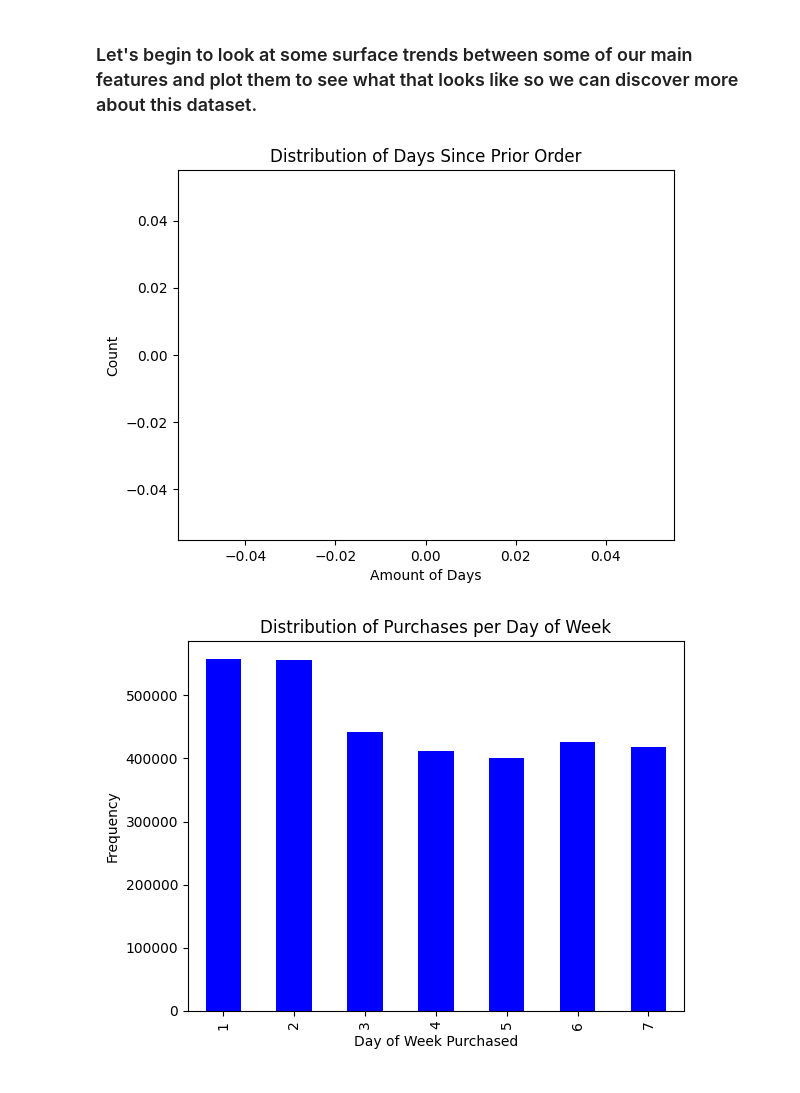
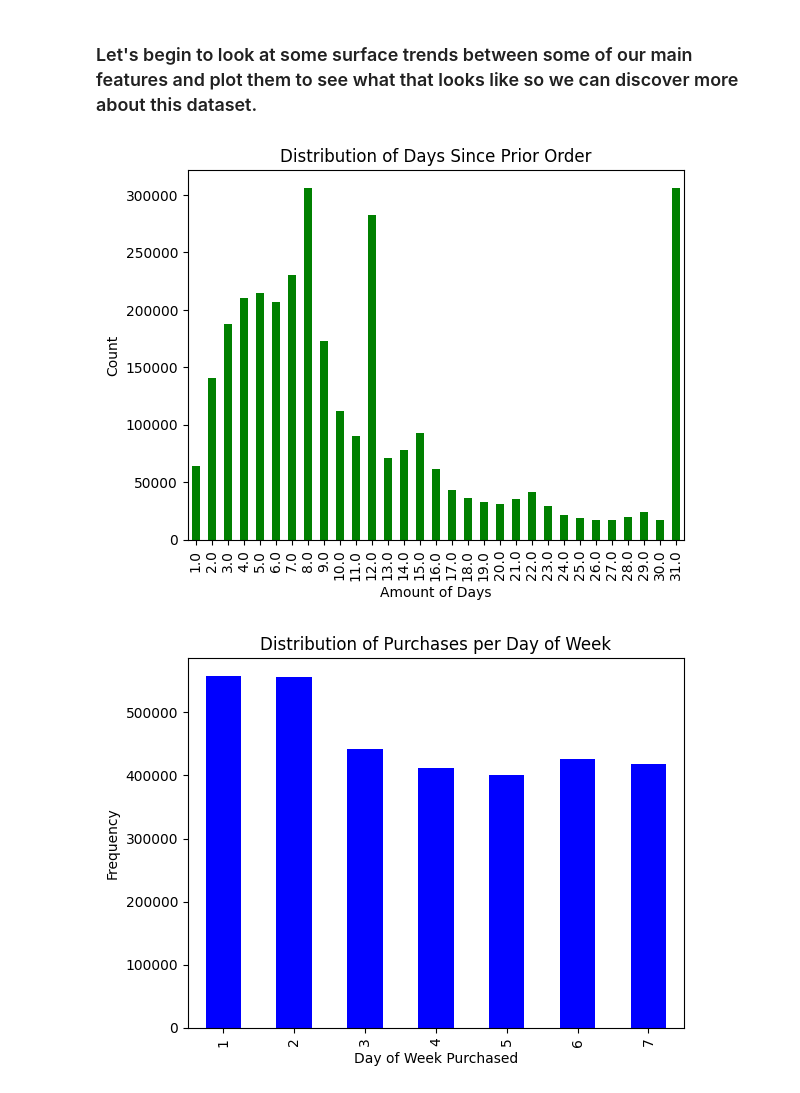
Before and after one commit to Taliwat/Springboard-DS, a Jupyter notebook: Capstone 2 - Instacart Project/eda.ipynb, the cells around one changed output. Saved outputs shown, nothing was run; the diff lists cells and outputs as text; code cells hidden in the pictures.

```diff
--- a/Capstone 2 - Instacart Project/eda.ipynb
+++ b/Capstone 2 - Instacart Project/eda.ipynb
@@ -65,16 +65,15 @@ df.head(10)
 # %%
 if df['days_since_prior_order'].min() == 0:
     df['days_since_prior_order'] += 1
 
-prior_order_plt = df['days_since_prior_order'].value_counts().reindex(sorted(df['days_since_prior_order'].unique()))
-plt.plot(kind='bar', color='green', data = prior_order_plt)
+df['days_since_prior_order'].value_counts().reindex(sorted(df['days_since_prior_order'].unique())).plot(kind='bar', color='green')
 plt.xlabel('Amount of Days')
 plt.ylabel('Count')
 plt.title('Distribution of Days Since Prior Order')
 plt.show()
 # So here we can see 3 clear values that stick out (8, 12, and 31), as well as a trend showing that most customers purchased again within the first week.
 # %% [output]
-[figure, old version]
+[figure, new version]
 # %%
 if df['order_dow'].min() == 0:
     df['order_dow'] += 1
```
